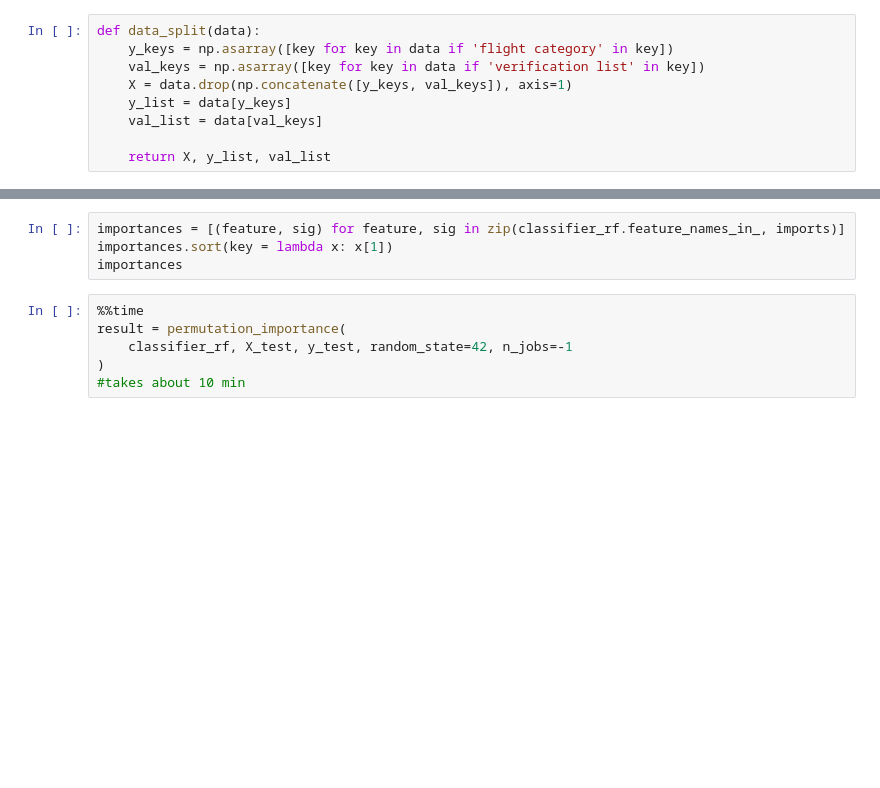
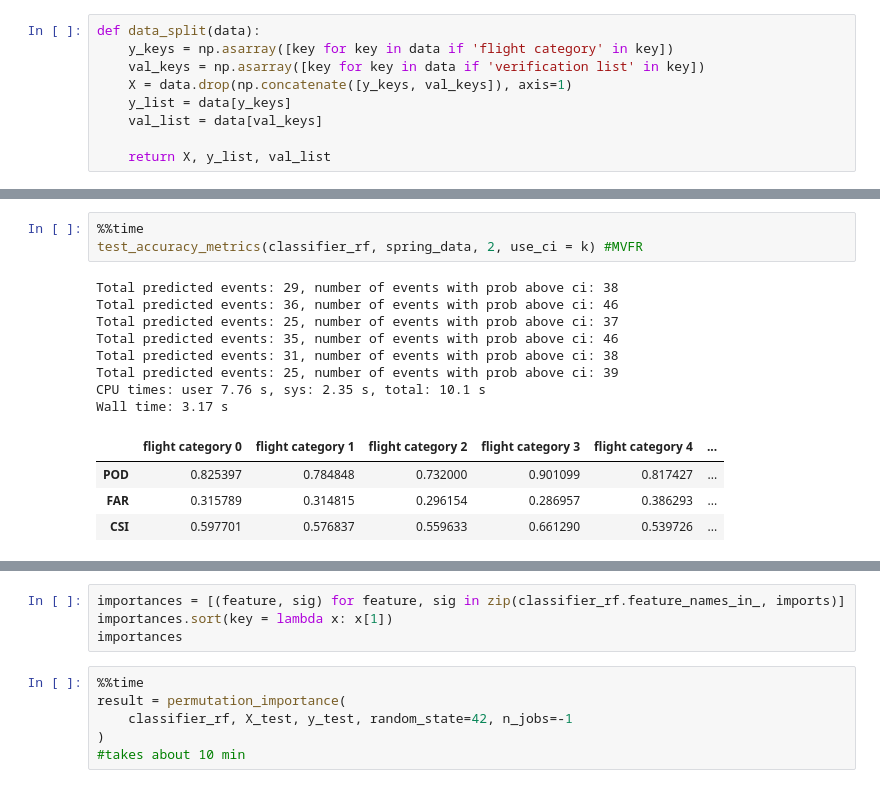
Before and after one commit to bparazin/nwsFlightCategories, a Jupyter notebook: ML prep.ipynb, the cells around one changed output, grey strips where cells are left out. Saved outputs shown, nothing was run; the diff lists cells and outputs as text; blank space fills up the shorter version.

```diff
--- a/ML prep.ipynb
+++ b/ML prep.ipynb
@@ -228,2 +256,18 @@ test_accuracy_metrics(classifier_rf, winter_data, 3) #VFR
+# %%
+%%time
+test_accuracy_metrics(classifier_rf, spring_data, 2, use_ci = k) #MVFR
+# %% [output]
+Total predicted events: 29, number of events with prob above ci: 38
+Total predicted events: 36, number of events with prob above ci: 46
+Total predicted events: 25, number of events with prob above ci: 37
+Total predicted events: 35, number of events with prob above ci: 46
+Total predicted events: 31, number of events with prob above ci: 38
+Total predicted events: 25, number of events with prob above ci: 39
+CPU times: user 7.76 s, sys: 2.35 s, total: 10.1 s
+Wall time: 3.17 s
+|  | flight category 0 | flight category 1 | flight category 2 | flight category 3 | flight category 4 | ... |
+| POD | 0.825397 | 0.784848 | 0.732000 | 0.901099 | 0.817427 | ... |
+| FAR | 0.315789 | 0.314815 | 0.296154 | 0.286957 | 0.386293 | ... |
+| CSI | 0.597701 | 0.576837 | 0.559633 | 0.661290 | 0.539726 | ... |
 # %%
 %%time
```
Also changed, not shown: parts of 31 cells of this notebook.
